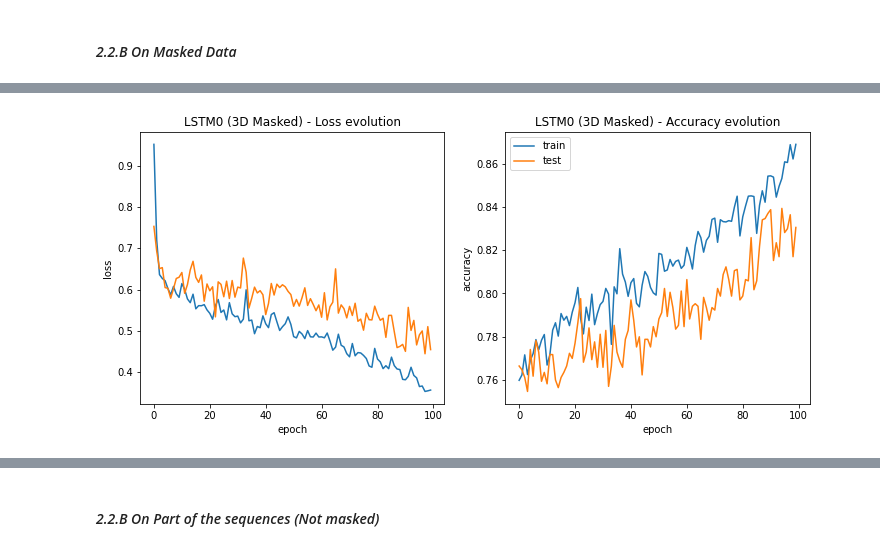
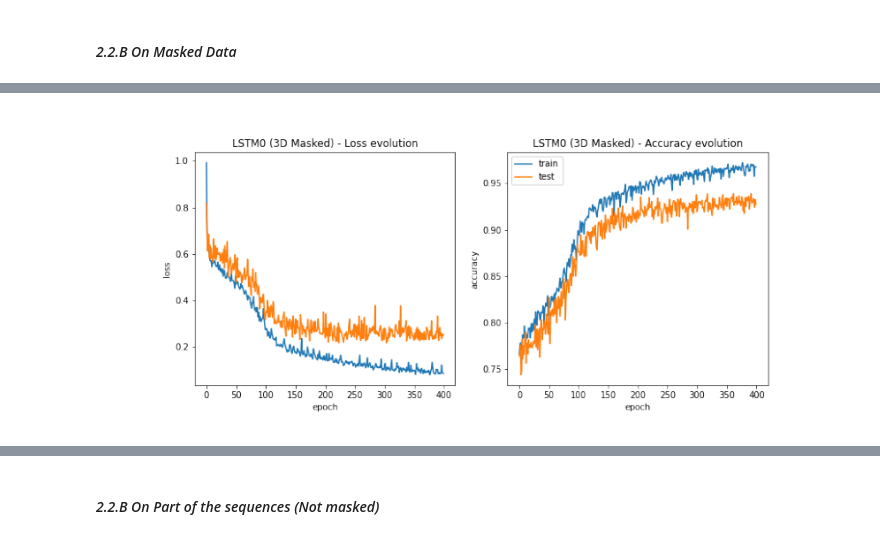
Before and after one commit to anthony-kobanda/human-action-recognition, a Jupyter notebook: model.ipynb, the cells around one changed output, grey strips where cells are left out. Cells and saved outputs as stored; diff of their text form; code cells hidden in the pictures.

Commit message:
evaluation of the models & new model

```diff
--- a/model.ipynb
+++ b/model.ipynb
@@ -419,7 +393,7 @@ train_dataloader3D_masked = torch.utils.data.DataLoader(dataset=train_dataset3D_
 val_dataloader3D_masked = torch.utils.data.DataLoader(dataset=val_dataset3D_masked, batch_size=32, collate_fn=PadSequence(), shuffle=True)
 # %%
 # we use the model trained previously as a base (thus we have a pretrained model)
-model_LSTM03D_masked = LSTM0(nb_classes=len(classes), input_size=75, hidden_size_lstm=256, hidden_size_classifier=128, num_layers=1, device=device)
+model_LSTM03D_masked = LSTM03D(nb_classes=len(classes), input_size=75, hidden_size_lstm=256, hidden_size_classifier=128, num_layers=1, device=device)
 model_LSTM03D_masked.to(device)
 model_LSTM03D_masked.load_state_dict(torch.load("./models_saved/LSTM03D.pt"))
 model_LSTM03D_masked.eval()
@@ -437,5 +411,5 @@ criterion_LSTM03D_masked = nn.CrossEntropyLoss()
 optimizer_LSTM03D_masked = torch.optim.Adam(params=model_LSTM03D_masked.parameters(), lr=1e-4)
 lr_scheduler_LSTM03D_masked = torch.optim.lr_scheduler.StepLR(optimizer_LSTM03D_masked, step_size=10, gamma=0.1)
 # %%
-nb_epochs = 100
-epoch_print_frequence = 10
+nb_epochs = 400
+epoch_print_frequence = 40
@@ -455,0 +416,14 @@ epochs 100 (1129 s) | train loss : 0.35686884657807755 | val loss : 0.4547888217
+# %%
+if False:
+    losses_accs_LSTM03D_masked = train_model(model_LSTM03D_masked, criterion_LSTM03D_masked, optimizer_LSTM03D_masked, nb_epochs, epoch_print_frequence, train_dataloader3D_masked, val_dataloader3D_masked)
+    torch.save(model_LSTM03D_masked.state_dict(), "./models_saved/LSTM03Dmasked.pt")
+
+else:
+
+    print("\
+        epochs  40 ( 977 s) | train loss : 0.498529010885 | val loss : 0.572103275469 | train acc : 0.810365135453 | val acc : 0.7816362566215\n\
+        epochs 120 (2106 s) | train loss : 0.205803418523 | val loss : 0.301278640826 | train acc : 0.923586572438 | val acc : 0.8887580929958\n\
+        epochs 200 (3202 s) | train loss : 0.144118087777 | val loss : 0.279601403115 | train acc : 0.945965842167 | val acc : 0.9134785167745\n\
+        epochs 240 (3688 s) | train loss : 0.129586402714 | val loss : 0.255482562852 | train acc : 0.952444051825 | val acc : 0.9199529134785\n\
+        epochs 320 (4713 s) | train loss : 0.103079808074 | val loss : 0.296544183632 | train acc : 0.965106007067 | val acc : 0.9270158917010\n\
+        epochs 400 (5830 s) | train loss : 0.086584374245 | val loss : 0.253362386861 | train acc : 0.967461719670 | val acc : 0.9276044732195")
@@ -456,20 +437,29 @@ epochs 100 (1129 s) | train loss : 0.35686884657807755 | val loss : 0.4547888217
 # %%
-fig, ax = plt.subplots(nrows=1, ncols=2, figsize=(12,5))
+if False:
 
-ax[0].set(title="LSTM0 (3D Masked) - Loss evolution")
-ax[0].plot(losses_accs_LSTM03D_masked[0], label="train")
-ax[0].plot(losses_accs_LSTM03D_masked[1], label="test")
-ax[0].set_xlabel("epoch")
-ax[0].set_ylabel("loss")
+    fig, ax = plt.subplots(nrows=1, ncols=2, figsize=(12,5))
 
-ax[1].set(title="LSTM0 (3D Masked) - Accuracy evolution")
-ax[1].plot(losses_accs_LSTM03D_masked[2], label="train")
-ax[1].plot(losses_accs_LSTM03D_masked[3], label="test")
-ax[1].set_xlabel("epoch")
-ax[1].set_ylabel("accuracy")
+    ax[0].set(title="LSTM0 (3D Masked) - Loss evolution")
+    ax[0].plot(losses_accs_LSTM03D_masked[0], label="train")
+    ax[0].plot(losses_accs_LSTM03D_masked[1], label="test")
+    ax[0].set_xlabel("epoch")
+    ax[0].set_ylabel("loss")
 
-plt.legend()
-plt.savefig("./models_saved/LSTM03Dmasked_loss_acc.png")
-plt.show()
+    ax[1].set(title="LSTM0 (3D Masked) - Accuracy evolution")
+    ax[1].plot(losses_accs_LSTM03D_masked[2], label="train")
+    ax[1].plot(losses_accs_LSTM03D_masked[3], label="test")
+    ax[1].set_xlabel("epoch")
+    ax[1].set_ylabel("accuracy")
+
+    plt.legend()
+    plt.savefig("./models_saved/LSTM03Dmasked_loss_acc.png")
+    plt.show()
+
+else:
+
+    img = plt.imread("./models_saved/LSTM03Dmasked_loss_acc.png")
+    plt.figure(figsize=(15,15))
+    plt.imshow(img)
+    plt.axis("off")
 # %% [output]
-[figure, old version]
+[figure, new version]
```
Also changed, not shown: parts of 84 cells of this notebook, 16 other files.
